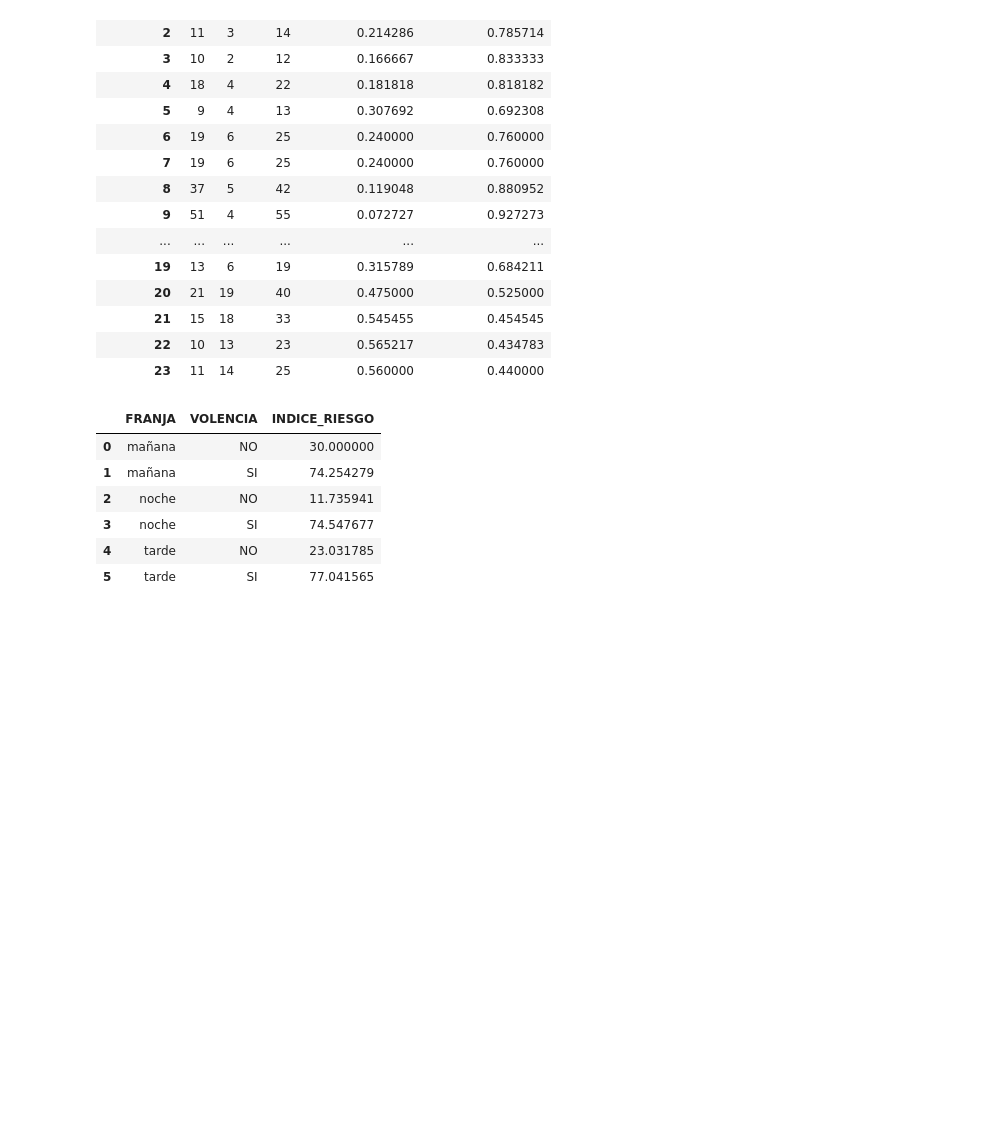
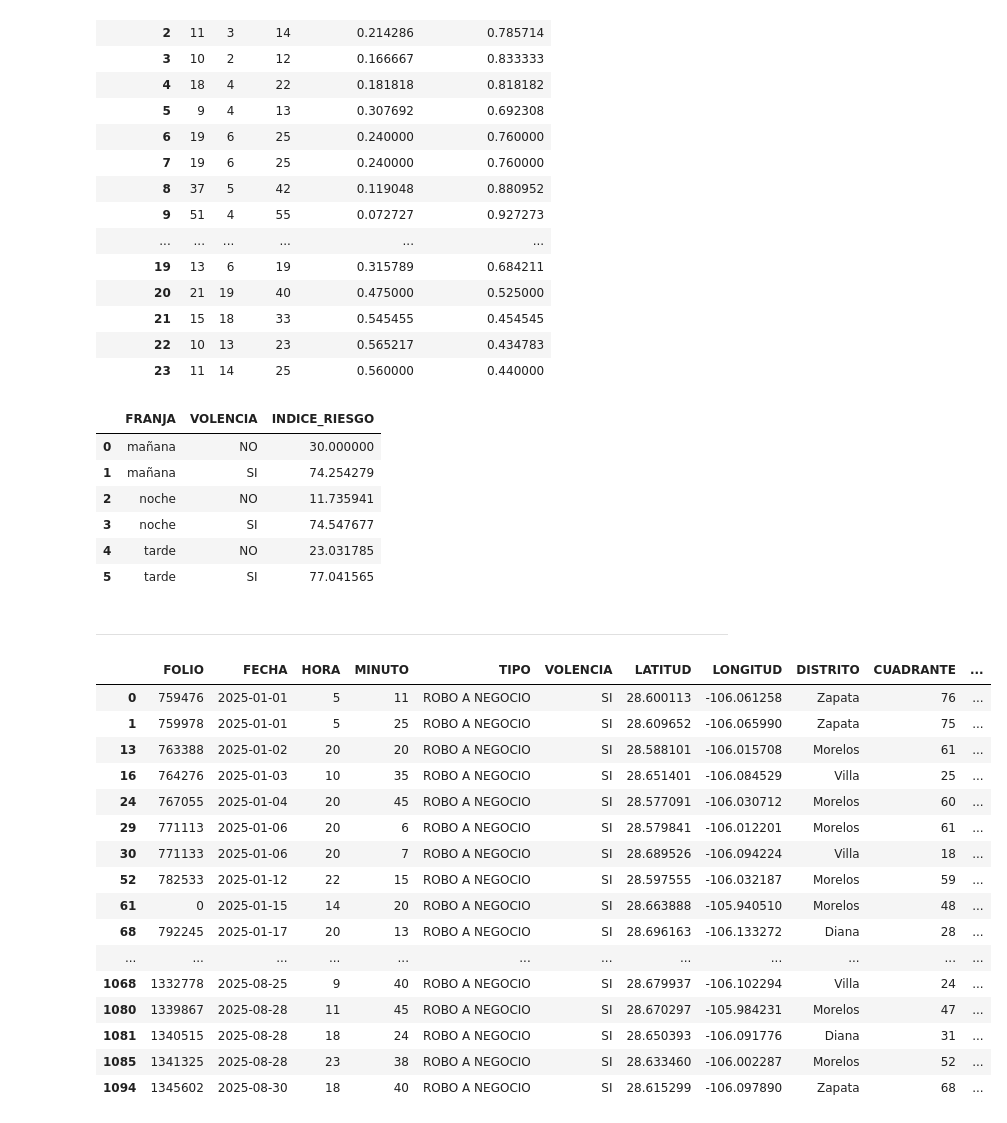
Before and after one commit to CLA-TI3001C-AD2025-G100/A01563230-EDA, a Jupyter notebook: Iteracion1.ipynb, the cells around one changed output. Drawn from its saved outputs; the diff is of its cells as text; code cells hidden in the pictures; blank space fills up the shorter version.

```diff
--- a/Iteracion1.ipynb
+++ b/Iteracion1.ipynb
@@ -393,3 +396,28 @@ eventos_franja[['FRANJA', 'VOLENCIA', 'INDICE_RIESGO']]
 | 3 | noche | SI | 74.547677 |
 | 4 | tarde | NO | 23.031785 |
 | 5 | tarde | SI | 77.041565 |
+# %% [markdown]
+---
+# %%
+# Generamos un filtro para aquellos registros con VOLENCIA = "SI" y TIPO = "ROBO A NEGOCIO"
+filtro = (df['VOLENCIA'] == 'SI') & (df['TIPO'] == 'ROBO A NEGOCIO')
+df_filtro = df[filtro]
+df_filtro
+# %% [output]
+|  | FOLIO | FECHA | HORA | MINUTO | TIPO | VOLENCIA | LATITUD | LONGITUD | DISTRITO | CUADRANTE | ... |
+| 0 | 759476 | 2025-01-01 | 5 | 11 | ROBO A NEGOCIO | SI | 28.600113 | -106.061258 | Zapata | 76 | ... |
+| 1 | 759978 | 2025-01-01 | 5 | 25 | ROBO A NEGOCIO | SI | 28.609652 | -106.065990 | Zapata | 75 | ... |
+| 13 | 763388 | 2025-01-02 | 20 | 20 | ROBO A NEGOCIO | SI | 28.588101 | -106.015708 | Morelos | 61 | ... |
+| 16 | 764276 | 2025-01-03 | 10 | 35 | ROBO A NEGOCIO | SI | 28.651401 | -106.084529 | Villa | 25 | ... |
+| 24 | 767055 | 2025-01-04 | 20 | 45 | ROBO A NEGOCIO | SI | 28.577091 | -106.030712 | Morelos | 60 | ... |
+| 29 | 771113 | 2025-01-06 | 20 | 6 | ROBO A NEGOCIO | SI | 28.579841 | -106.012201 | Morelos | 61 | ... |
+| 30 | 771133 | 2025-01-06 | 20 | 7 | ROBO A NEGOCIO | SI | 28.689526 | -106.094224 | Villa | 18 | ... |
+| 52 | 782533 | 2025-01-12 | 22 | 15 | ROBO A NEGOCIO | SI | 28.597555 | -106.032187 | Morelos | 59 | ... |
+| 61 | 0 | 2025-01-15 | 14 | 20 | ROBO A NEGOCIO | SI | 28.663888 | -105.940510 | Morelos | 48 | ... |
+| 68 | 792245 | 2025-01-17 | 20 | 13 | ROBO A NEGOCIO | SI | 28.696163 | -106.133272 | Diana | 28 | ... |
+| ... | ... | ... | ... | ... | ... | ... | ... | ... | ... | ... | ... |
+| 1068 | 1332778 | 2025-08-25 | 9 | 40 | ROBO A NEGOCIO | SI | 28.679937 | -106.102294 | Villa | 24 | ... |
+| 1080 | 1339867 | 2025-08-28 | 11 | 45 | ROBO A NEGOCIO | SI | 28.670297 | -105.984231 | Morelos | 47 | ... |
+| 1081 | 1340515 | 2025-08-28 | 18 | 24 | ROBO A NEGOCIO | SI | 28.650393 | -106.091776 | Diana | 31 | ... |
+| 1085 | 1341325 | 2025-08-28 | 23 | 38 | ROBO A NEGOCIO | SI | 28.633460 | -106.002287 | Morelos | 52 | ... |
+| 1094 | 1345602 | 2025-08-30 | 18 | 40 | ROBO A NEGOCIO | SI | 28.615299 | -106.097890 | Zapata | 68 | ... |
```
Also changed, not shown: parts of 3 cells of this notebook, 2 other files.
